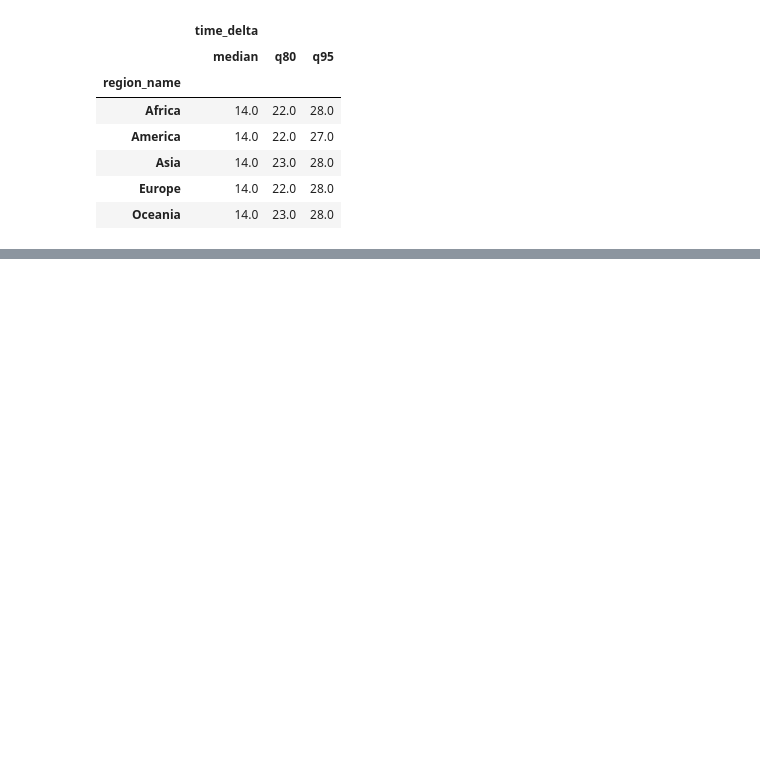
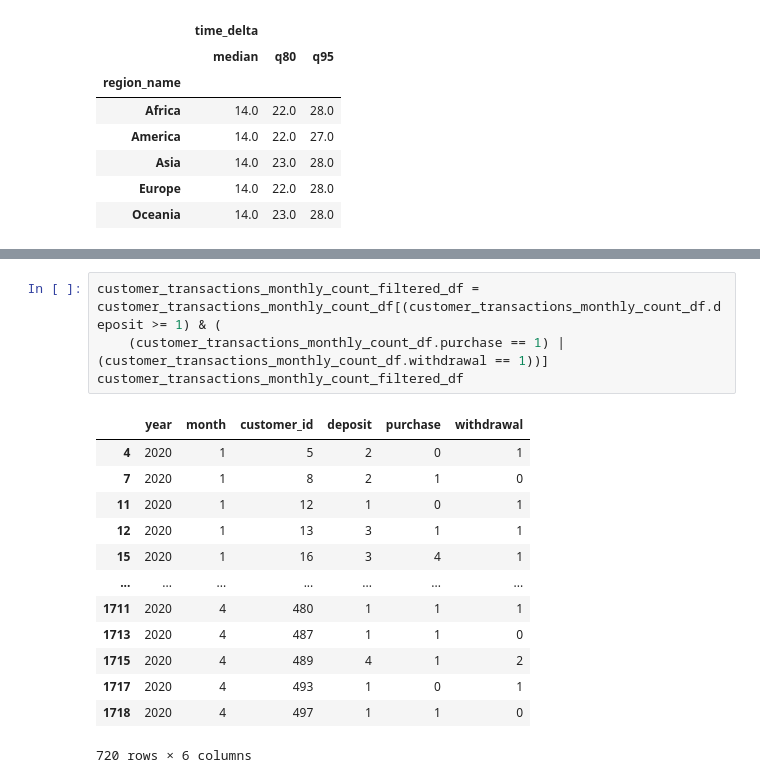
Before and after one commit to bhavneetsingh58/DataBank_Analytics_, a Jupyter notebook: Data_Bank_Analysis.ipynb, the cells around one changed output, grey strips where cells are left out. Drawn from its saved outputs; the diff is of its cells as text; blank space fills up the shorter version.

```diff
--- a/Data_Bank_Analysis.ipynb
+++ b/Data_Bank_Analysis.ipynb
@@ -188,0 +372,18 @@ customer_nodes.groupby('region_name').agg(metrics)
+# %%
+customer_transactions_monthly_count_filtered_df = customer_transactions_monthly_count_df[(customer_transactions_monthly_count_df.deposit >= 1) & (
+    (customer_transactions_monthly_count_df.purchase == 1) | (customer_transactions_monthly_count_df.withdrawal == 1))]
+customer_transactions_monthly_count_filtered_df
+# %% [output]
+|  | year | month | customer_id | deposit | purchase | withdrawal |
+| 4 | 2020 | 1 | 5 | 2 | 0 | 1 |
+| 7 | 2020 | 1 | 8 | 2 | 1 | 0 |
+| 11 | 2020 | 1 | 12 | 1 | 0 | 1 |
+| 12 | 2020 | 1 | 13 | 3 | 1 | 1 |
+| 15 | 2020 | 1 | 16 | 3 | 4 | 1 |
+| ... | ... | ... | ... | ... | ... | ... |
+| 1711 | 2020 | 4 | 480 | 1 | 1 | 1 |
+| 1713 | 2020 | 4 | 487 | 1 | 1 | 0 |
+| 1715 | 2020 | 4 | 489 | 4 | 1 | 2 |
+| 1717 | 2020 | 4 | 493 | 1 | 0 | 1 |
+| 1718 | 2020 | 4 | 497 | 1 | 1 | 0 |
+720 rows × 6 columns
```
Also changed, not shown: parts of 12 cells of this notebook, 1 other file.
